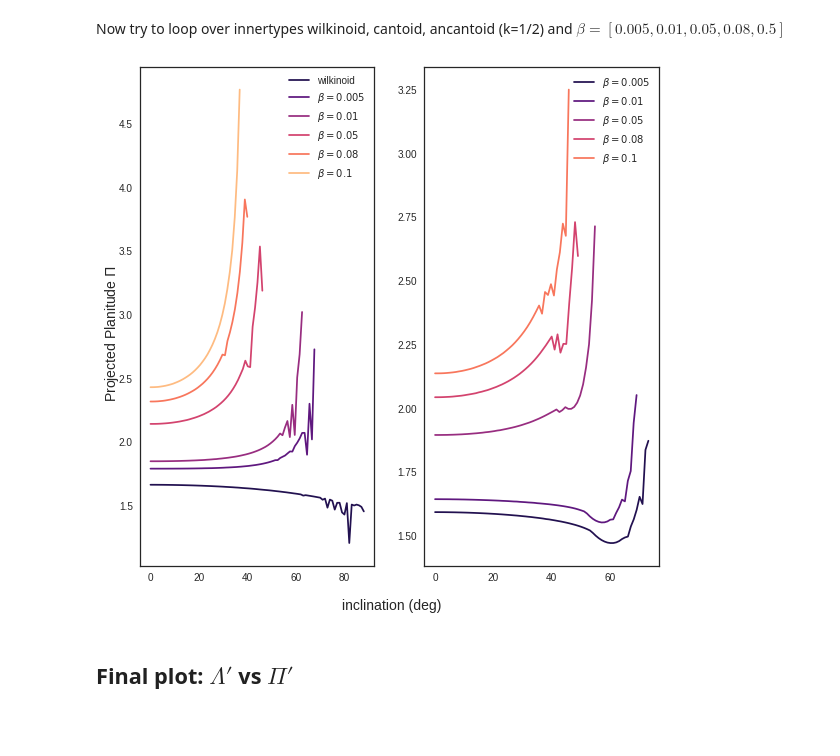
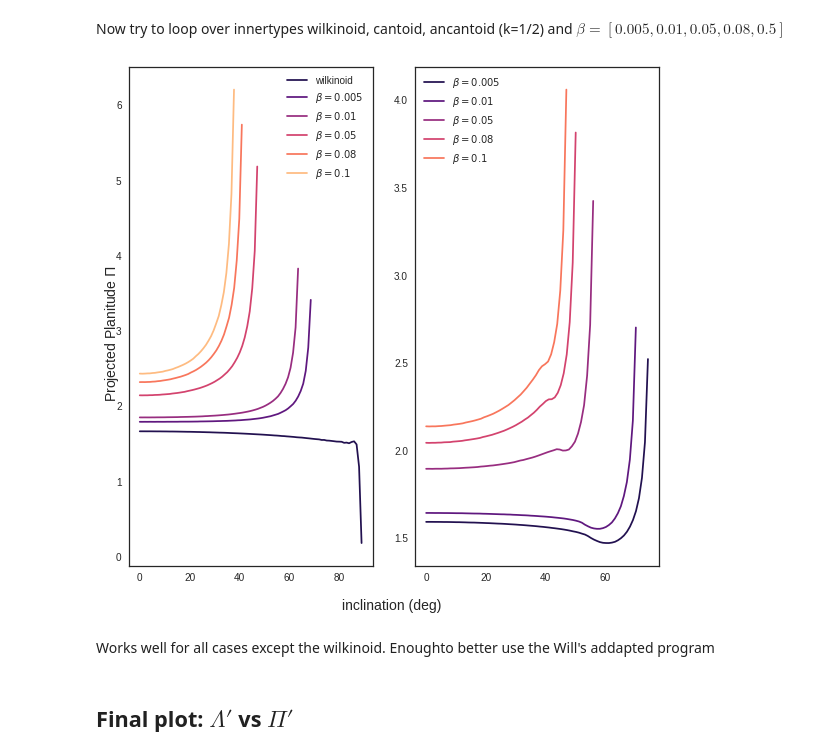
Before and after one commit to Lxndrs/Thesis, a Jupyter notebook: Picture Maker II.ipynb, the cells around one changed output. Drawn from its saved outputs; the diff is of its cells as text; code cells hidden in the pictures; blank space fills up the shorter version.

```diff
--- a/Picture Maker II.ipynb
+++ b/Picture Maker II.ipynb
@@ -883,37 +883,39 @@ for kind in innertype:
         inc_arr = np.linspace(0.0, imax, narray, endpoint=False)
         t0_arr = []
         Rc_arr = []
         w = np.gradient(np.log(R))/np.gradient(theta)
         for i in inc_arr:
             f_int_t0 = interp1d(theta, f_proj_t0(theta, w, np.degrees(i)))
             if i == 0.0:
                 t0 = 0.0
             else:
                 t0 = brentq(f_int_t0, step, thinf-step)
             t0_arr.append(t0)
-            theta_proj = np.linspace(t0, thinf-step, 300) # use elements from theta where the tangent line exists
+            theta_proj = np.linspace(t0, thinf-step, 50, endpoint=False) # use elements from theta where the tangent line exists
             tp, rp = proj_shape(R_int(theta_proj), theta_proj, i, cartesian=False)
             if np.isnan(tp[0]):
                 tp[0] = 0.0
                 rp[0] = R_int(t0)*np.cos(t0-i)
             tpc, rpc = complete_shape(rp, tp)
             Rc = num_fit(rpc, tpc)
             Rc_arr.append(Rc)
         R0p = R_int(np.array(t0_arr))*np.cos(np.array(t0_arr)-inc_arr)
         Pi = Rc_arr/R0p
         if kind == "ancantoid":
-            ax2.plot(np.degrees(inc_arr[:-1]), Pi[:-1], label=label, c=c)
+            ax2.plot(np.degrees(inc_arr), Pi, label=label, c=c)
         else:
-            ax1.plot(np.degrees(inc_arr[:-1]), Pi[:-1], label=label, c=c)
+            ax1.plot(np.degrees(inc_arr), Pi, label=label, c=c)
 ax1.legend()
 ax2.legend()
 fontsize = 14
 f.text(0.51, 0.02, "inclination (deg)", ha='center', fontsize=fontsize)
 f.text(0.01, 0.5, r"Projected Planitude $\Pi$", va='center', rotation="vertical", fontsize=fontsize)
 f.tight_layout()
 f.set_size_inches(8, 8)
 # %% [output]
-[figure, old version]
+[figure, new version]
+# %% [markdown]
+Works well for all cases except the wilkinoid. Enoughto better use the Will's addapted program
 # %% [markdown]
 ## Final plot: $\Lambda'$ vs $\Pi'$
 # %% [markdown]
```
Also changed, not shown: 15 other files.
